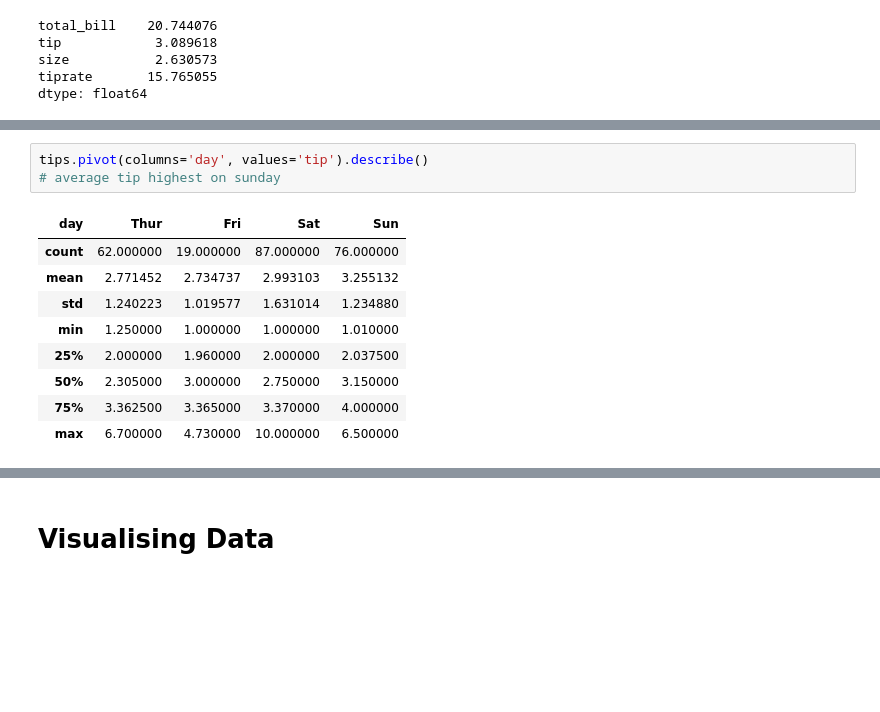
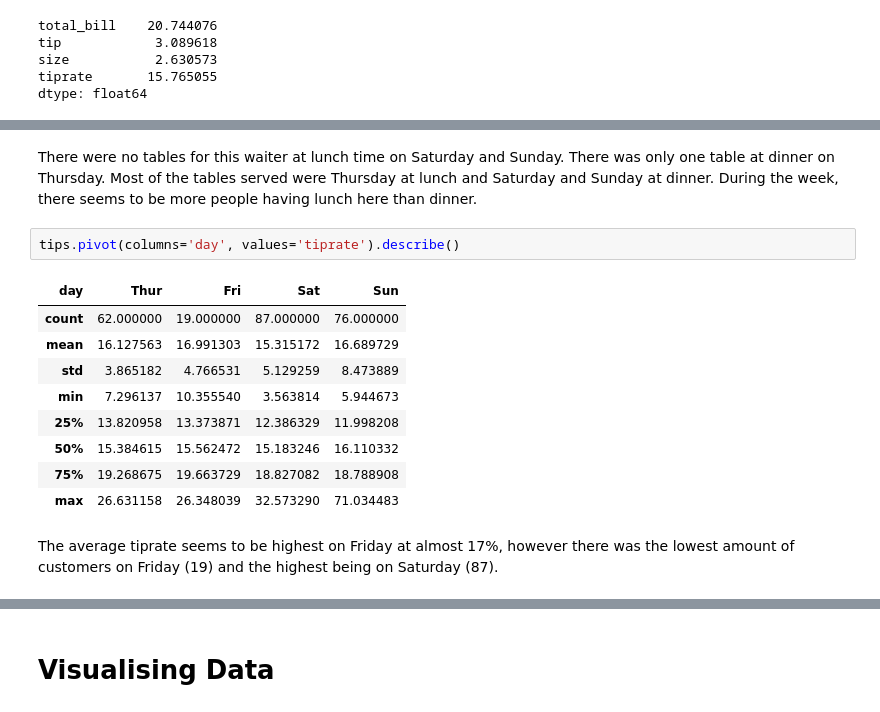
Before and after one commit to zoecahill1/fundamentals-project, a Jupyter notebook: tips-dataset.ipynb, the cells around one changed output, grey strips where cells are left out. Cells and saved outputs as stored; diff of their text form; blank space fills up the shorter version.

```diff
--- a/tips-dataset.ipynb
+++ b/tips-dataset.ipynb
@@ -201,13 +218,16 @@ tips.pivot(columns='sex', values='tip').describe()
+# %% [markdown]
+There were no tables for this waiter at lunch time on Saturday and Sunday. There was only one table at dinner on Thursday. Most of the tables served were Thursday at lunch and Saturday and Sunday at dinner. During the week, there seems to be more people having lunch here than dinner.
 # %%
-tips.pivot(columns='day', values='tip').describe()
-# average tip highest on sunday
+tips.pivot(columns='day', values='tiprate').describe()
 # %% [output]
 | day | Thur | Fri | Sat | Sun |
 | count | 62.000000 | 19.000000 | 87.000000 | 76.000000 |
-| mean | 2.771452 | 2.734737 | 2.993103 | 3.255132 |
-| std | 1.240223 | 1.019577 | 1.631014 | 1.234880 |
-| min | 1.250000 | 1.000000 | 1.000000 | 1.010000 |
-| 25% | 2.000000 | 1.960000 | 2.000000 | 2.037500 |
-| 50% | 2.305000 | 3.000000 | 2.750000 | 3.150000 |
-| 75% | 3.362500 | 3.365000 | 3.370000 | 4.000000 |
-| max | 6.700000 | 4.730000 | 10.000000 | 6.500000 |
+| mean | 16.127563 | 16.991303 | 15.315172 | 16.689729 |
+| std | 3.865182 | 4.766531 | 5.129259 | 8.473889 |
+| min | 7.296137 | 10.355540 | 3.563814 | 5.944673 |
+| 25% | 13.820958 | 13.373871 | 12.386329 | 11.998208 |
+| 50% | 15.384615 | 15.562472 | 15.183246 | 16.110332 |
+| 75% | 19.268675 | 19.663729 | 18.827082 | 18.788908 |
+| max | 26.631158 | 26.348039 | 32.573290 | 71.034483 |
+# %% [markdown]
+The average tiprate seems to be highest on Friday at almost 17\%, however there was the lowest amount of customers on Friday (19) and the highest being on Saturday (87).
```
Also changed, not shown: parts of 36 cells of this notebook.
